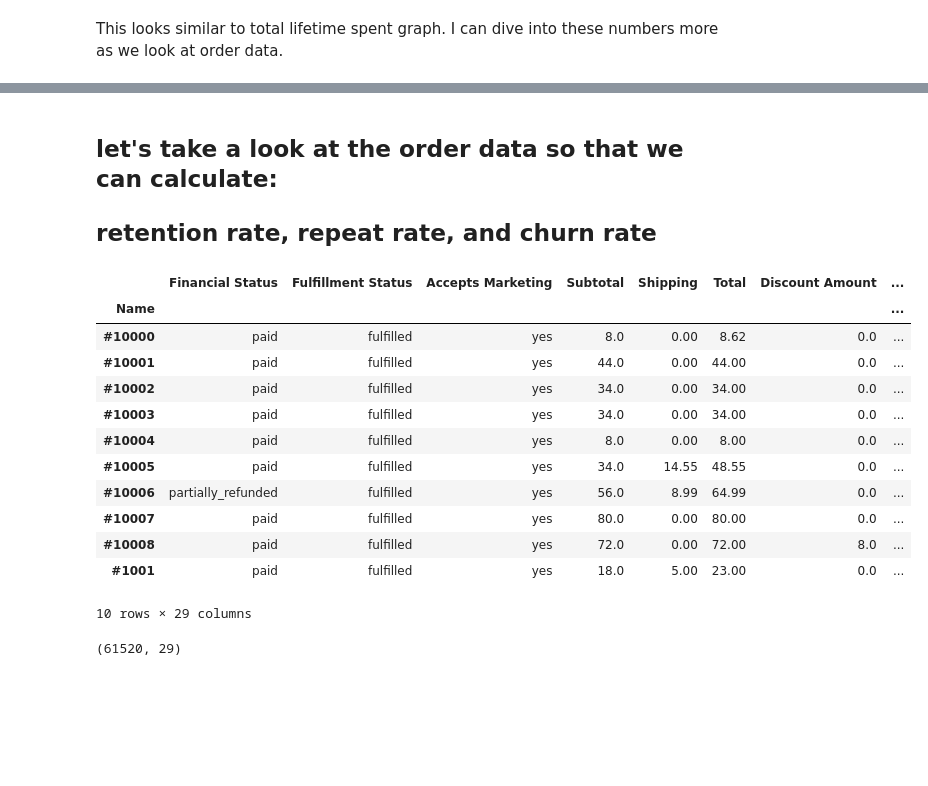
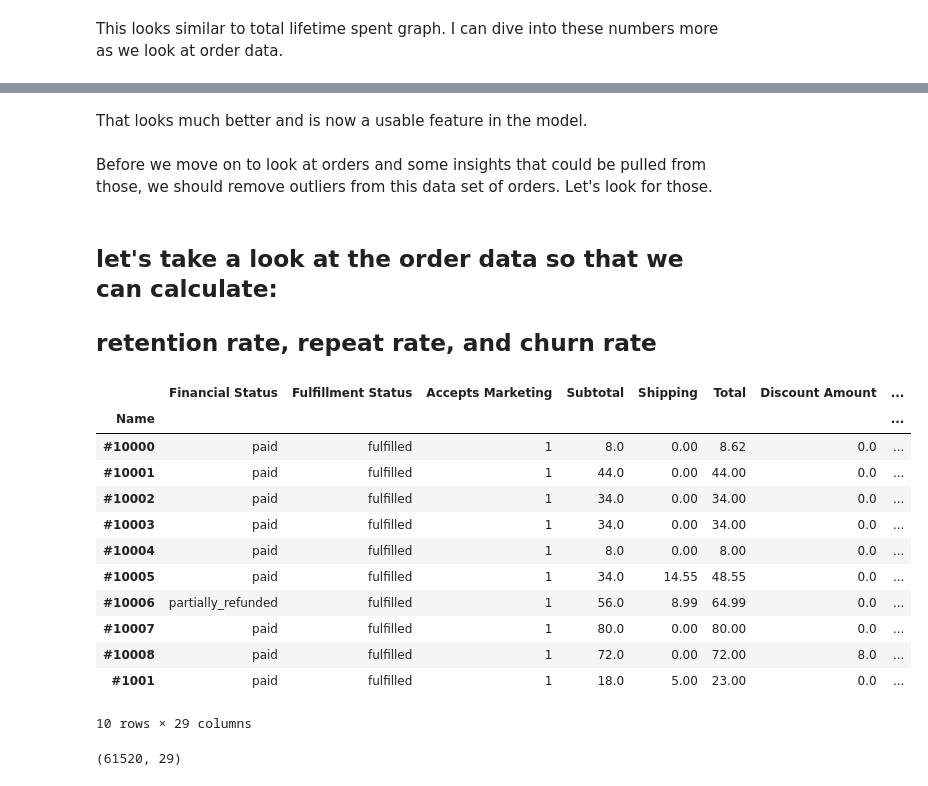
Before and after one commit to shahinrostami/Shopify-CLV, a Jupyter notebook: Cap2_EDA.ipynb, the cells around one changed output, grey strips where cells are left out. Saved outputs shown, nothing was run; the diff lists cells and outputs as text; code cells hidden in the pictures; blank space fills up the shorter version.

```diff
--- a/Cap2_EDA.ipynb
+++ b/Cap2_EDA.ipynb
@@ -40,7 +40,7 @@ import pickle
 os.chdir("C:\Springboard\Github\Capstone2_cust\Intermediate_Data")
 # %%
 # load the pickled version of the Customer DF (Cust)
-df = pickle.load(open("Cust1.pkl", "rb"))
+df = pickle.load(open("Cust3.pkl", "rb"))
 # look at the first 10 rows of this file
 df.head(10)
 # %% [output]
@@ -231,24 +509,28 @@ This looks similar to total lifetime spent graph. I can dive into these numbers
+# %% [markdown]
+That looks much better and is now a usable feature in the model.
+# %% [markdown]
+Before we move on to look at orders and some insights that could be pulled from those, we should remove outliers from this data set of orders. Let's look for those.
 # %% [markdown]
 ## let's take a look at the order data so that we can calculate:
 ## retention rate, repeat rate, and churn rate
 # %%
 # load the pickled version of the Customer DF (Cust)
-Orders = pickle.load(open("Order1.pkl", "rb"))
+Orders = pickle.load(open("Order3.pkl", "rb"))
 # look at the first 10 rows of this file
 Orders.head(10)
 # %% [output]
 |  | Financial Status | Fulfillment Status | Accepts Marketing | Subtotal | Shipping | Total | Discount Amount | ... |
 | Name |  |  |  |  |  |  |  | ... |
-| #10000 | paid | fulfilled | yes | 8.0 | 0.00 | 8.62 | 0.0 | ... |
-| #10001 | paid | fulfilled | yes | 44.0 | 0.00 | 44.00 | 0.0 | ... |
-| #10002 | paid | fulfilled | yes | 34.0 | 0.00 | 34.00 | 0.0 | ... |
-| #10003 | paid | fulfilled | yes | 34.0 | 0.00 | 34.00 | 0.0 | ... |
-| #10004 | paid | fulfilled | yes | 8.0 | 0.00 | 8.00 | 0.0 | ... |
-| #10005 | paid | fulfilled | yes | 34.0 | 14.55 | 48.55 | 0.0 | ... |
-| #10006 | partially_refunded | fulfilled | yes | 56.0 | 8.99 | 64.99 | 0.0 | ... |
-| #10007 | paid | fulfilled | yes | 80.0 | 0.00 | 80.00 | 0.0 | ... |
-| #10008 | paid | fulfilled | yes | 72.0 | 0.00 | 72.00 | 8.0 | ... |
-| #1001 | paid | fulfilled | yes | 18.0 | 5.00 | 23.00 | 0.0 | ... |
+| #10000 | paid | fulfilled | 1 | 8.0 | 0.00 | 8.62 | 0.0 | ... |
+| #10001 | paid | fulfilled | 1 | 44.0 | 0.00 | 44.00 | 0.0 | ... |
+| #10002 | paid | fulfilled | 1 | 34.0 | 0.00 | 34.00 | 0.0 | ... |
+| #10003 | paid | fulfilled | 1 | 34.0 | 0.00 | 34.00 | 0.0 | ... |
+| #10004 | paid | fulfilled | 1 | 8.0 | 0.00 | 8.00 | 0.0 | ... |
+| #10005 | paid | fulfilled | 1 | 34.0 | 14.55 | 48.55 | 0.0 | ... |
+| #10006 | partially_refunded | fulfilled | 1 | 56.0 | 8.99 | 64.99 | 0.0 | ... |
+| #10007 | paid | fulfilled | 1 | 80.0 | 0.00 | 80.00 | 0.0 | ... |
+| #10008 | paid | fulfilled | 1 | 72.0 | 0.00 | 72.00 | 8.0 | ... |
+| #1001 | paid | fulfilled | 1 | 18.0 | 5.00 | 23.00 | 0.0 | ... |
 10 rows × 29 columns
 # %%
 Orders.shape
```
Also changed, not shown: parts of 54 cells of this notebook, 6 other files.
